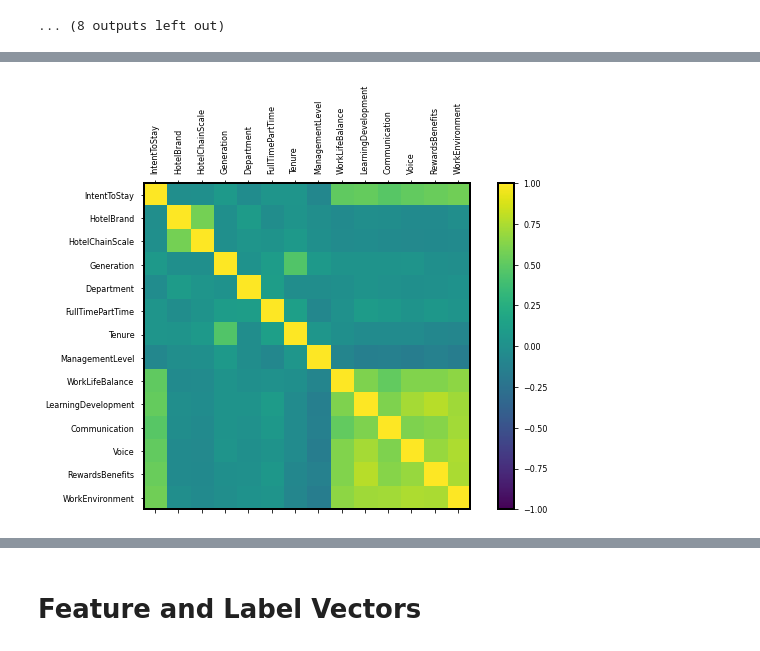
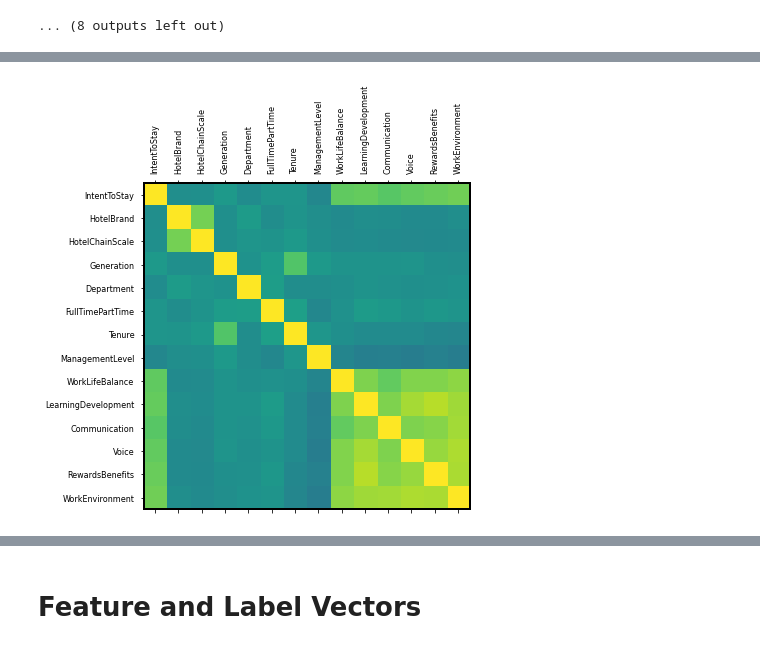
Before and after one commit to greermp/hilton_challenge, a Jupyter notebook: Working.ipynb, the cells around one changed output, grey strips where cells are left out. Cells and saved outputs as stored; diff of their text form; code cells hidden in the pictures.

```diff
--- a/Working.ipynb
+++ b/Working.ipynb
@@ -448,15 +420,21 @@ WorkEnvironment      0.753070         0.745537         1.000000
 # %%
-
+columns = list(data.columns)
+corrcols = ['IntentToStay'] + columns[2:-1]
+df = data[corrcols]
+correlations = df.corr()
+# print (correlations)
 
 fig = plt.figure()
 ax = fig.add_subplot(111)
 cax = ax.matshow(correlations, interpolation='nearest', vmin = -1, vmax = 1)
-fig.colorbar(cax)
+# fig.colorbar(cax)
 ticks = np.arange(0, 14, 1)
 ax.set_xticks(ticks)
 ax.set_yticks(ticks)
 ax.set_xticklabels(corrcols, rotation=90)
 ax.set_yticklabels(corrcols)
 plt.show()
+
+correlations.style.background_gradient(cmap='coolwarm').set_precision(2)
 # %% [output]
-[figure, old version]
+[figure, new version]
```
Also changed, not shown: parts of 58 cells of this notebook.
